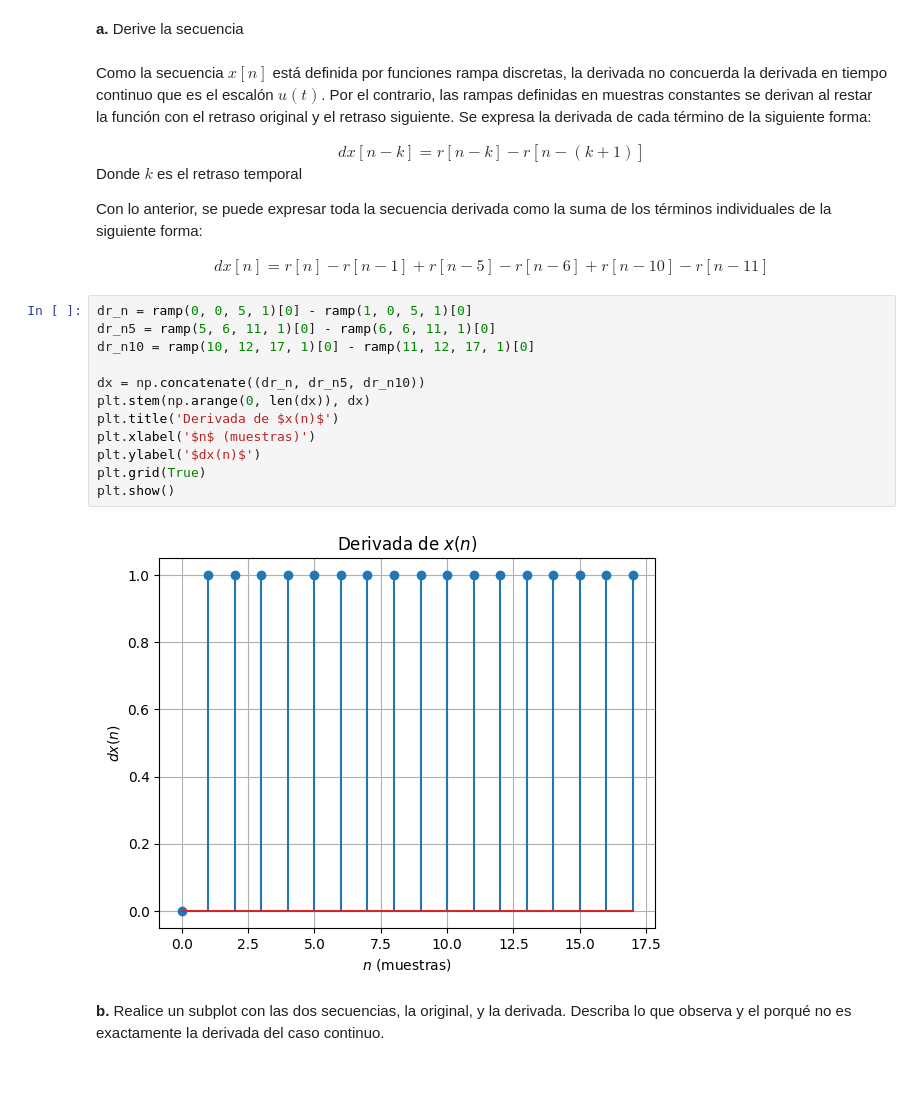
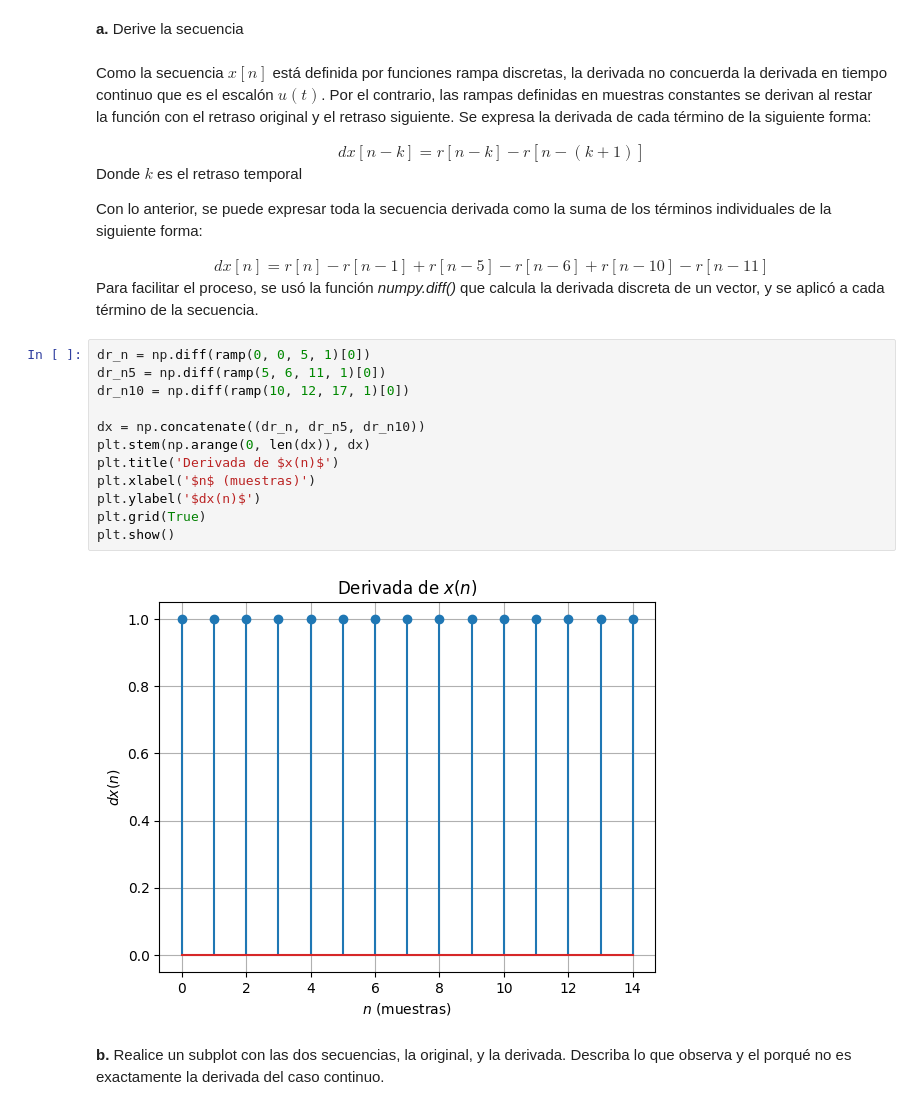
Before and after one commit to marianayarce1224/lab_biosenales, a Jupyter notebook: PRACTICA2/P2_Python_G3.ipynb, the cells around one changed output. Cells and saved outputs as stored; diff of their text form; blank space fills up the shorter version.

```diff
--- a/PRACTICA2/P2_Python_G3.ipynb
+++ b/PRACTICA2/P2_Python_G3.ipynb
@@ -195,20 +192,22 @@ Donde $k$ es el retraso temporal
 Con lo anterior, se puede expresar toda la secuencia derivada como la suma de los términos individuales de la siguiente forma:
 
 <center>$dx[n] = r[n]-r[n-1] + r[n-5]-r[n-6] + r[n-10]-r[n-11]$</center>
+
+Para facilitar el proceso, se usó la función <i>numpy.diff()</i> que calcula la derivada discreta de un vector, y se aplicó a cada término de la secuencia.
 # %%
-dr_n = ramp(0, 0, 5, 1)[0] - ramp(1, 0, 5, 1)[0]
-dr_n5 = ramp(5, 6, 11, 1)[0] - ramp(6, 6, 11, 1)[0]
-dr_n10 = ramp(10, 12, 17, 1)[0] - ramp(11, 12, 17, 1)[0]
+dr_n = np.diff(ramp(0, 0, 5, 1)[0])
+dr_n5 = np.diff(ramp(5, 6, 11, 1)[0])
+dr_n10 = np.diff(ramp(10, 12, 17, 1)[0])
 
 dx = np.concatenate((dr_n, dr_n5, dr_n10))
 plt.stem(np.arange(0, len(dx)), dx)
 plt.title('Derivada de $x(n)$')
 plt.xlabel('$n$ (muestras)')
 plt.ylabel('$dx(n)$')
 plt.grid(True)
 plt.show()
 # %% [output]
-[figure, old version]
+[figure, new version]
 # %% [markdown]
 <b>b.</b> Realice un subplot con las dos secuencias, la original, y la derivada. Describa lo que observa y el porqué no es exactamente la derivada del caso continuo.
 # %%
```
Also changed, not shown: parts of 8 cells of this notebook.
